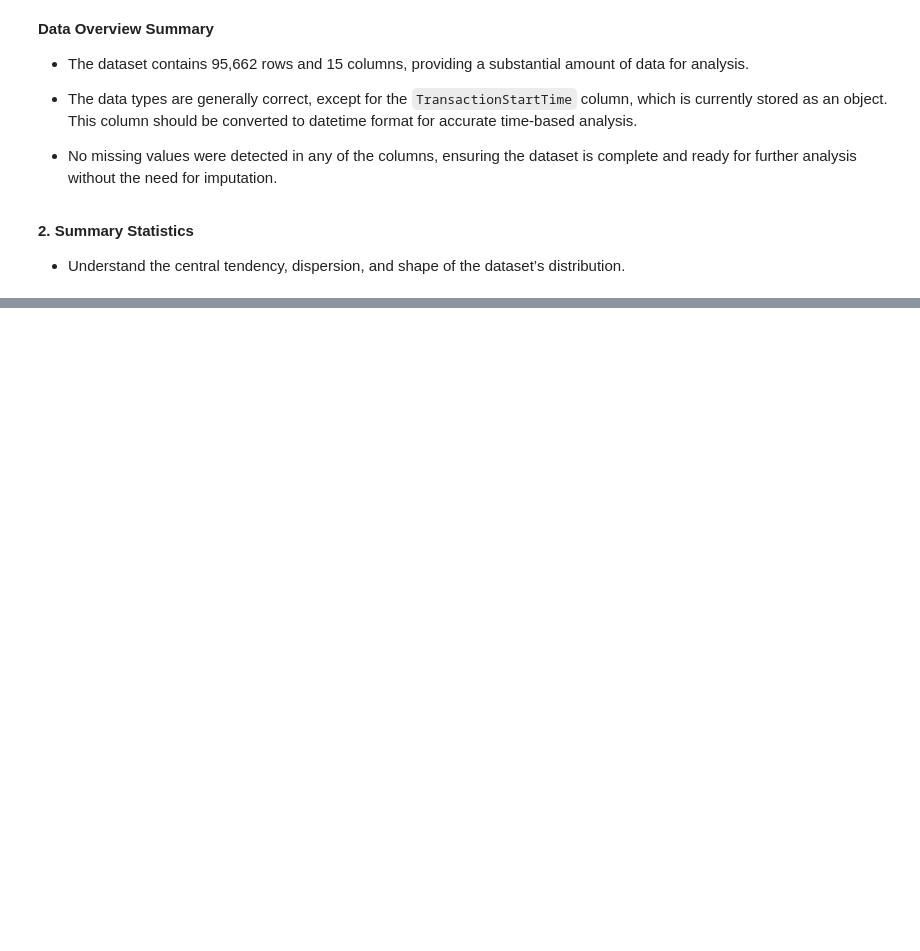
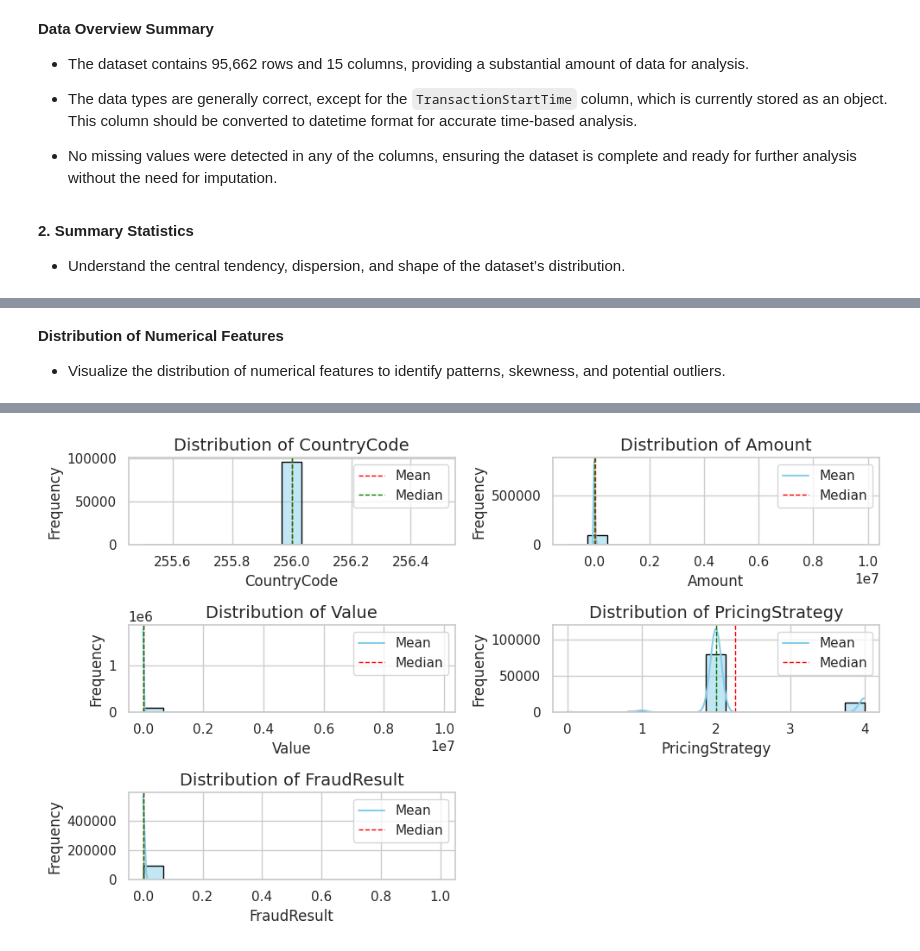
Before and after one commit to epythonlab/bati-bank-credit-scoring, a Jupyter notebook: notebooks/credit_risk_analysis.ipynb, the cells around one changed output, grey strips where cells are left out. Drawn from its saved outputs; the diff is of its cells as text; code cells hidden in the pictures; blank space fills up the shorter version.

Commit message:
analyzed the distribution of numerical features

```diff
--- a/notebooks/credit_risk_analysis.ipynb
+++ b/notebooks/credit_risk_analysis.ipynb
@@ -143,0 +148,14 @@ NameError: name 'plot_numeric_distributions' is not defined
+# %% [markdown]
+**Distribution of Numerical Features**
+
+- Visualize the distribution of numerical features to identify patterns, skewness, and potential outliers.
+# %%
+# Logger activity
+logger.info("Plot Numberical Distribution...")
+# List of numeric columns
+numeric_cols = df.select_dtypes(include='number').columns
+
+# Plot distibution
+cr_eda.plot_numerical_distribution(numeric_cols)
+logger.info("The distribution plot successfully completed.")
+# %% [output]
@@ -143,0 +163 @@ NameError: name 'plot_numeric_distributions' is not defined
+[figure, added]
```
Also changed, not shown: parts of 13 cells of this notebook, 1 other file.
